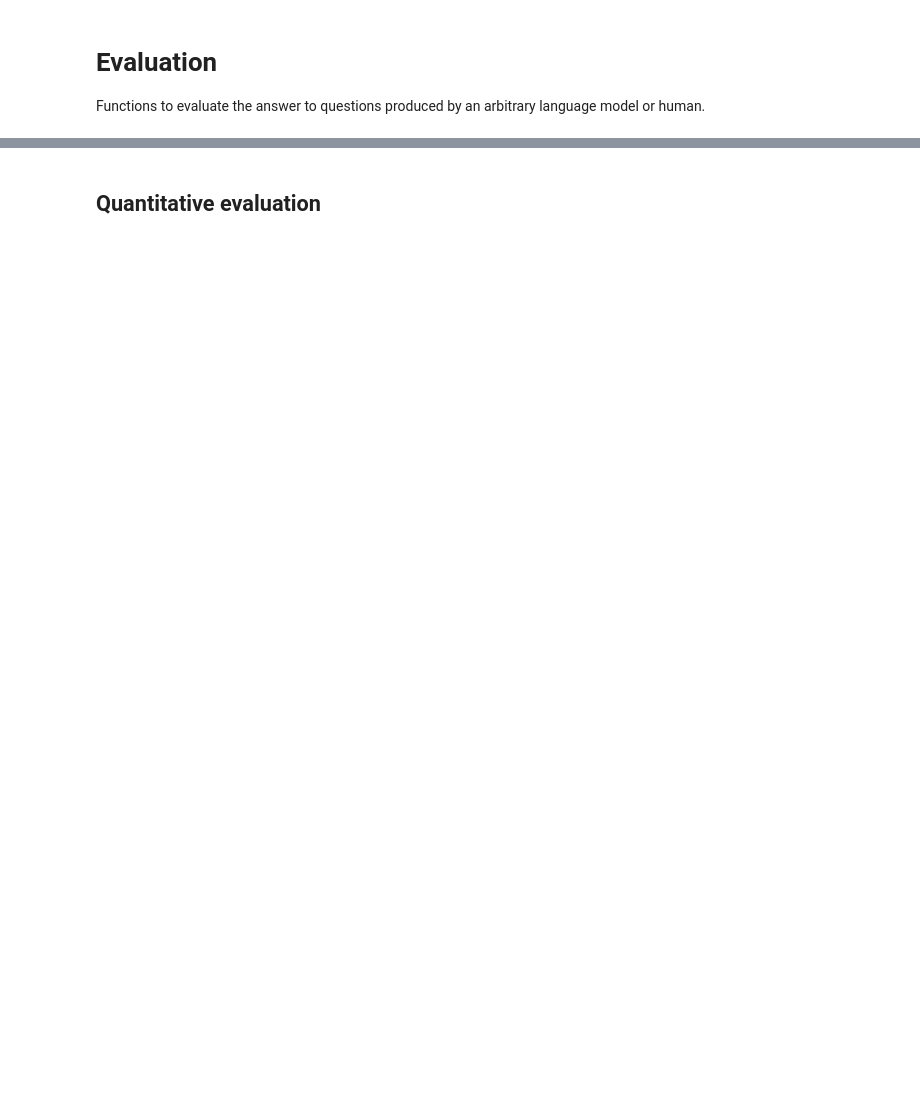
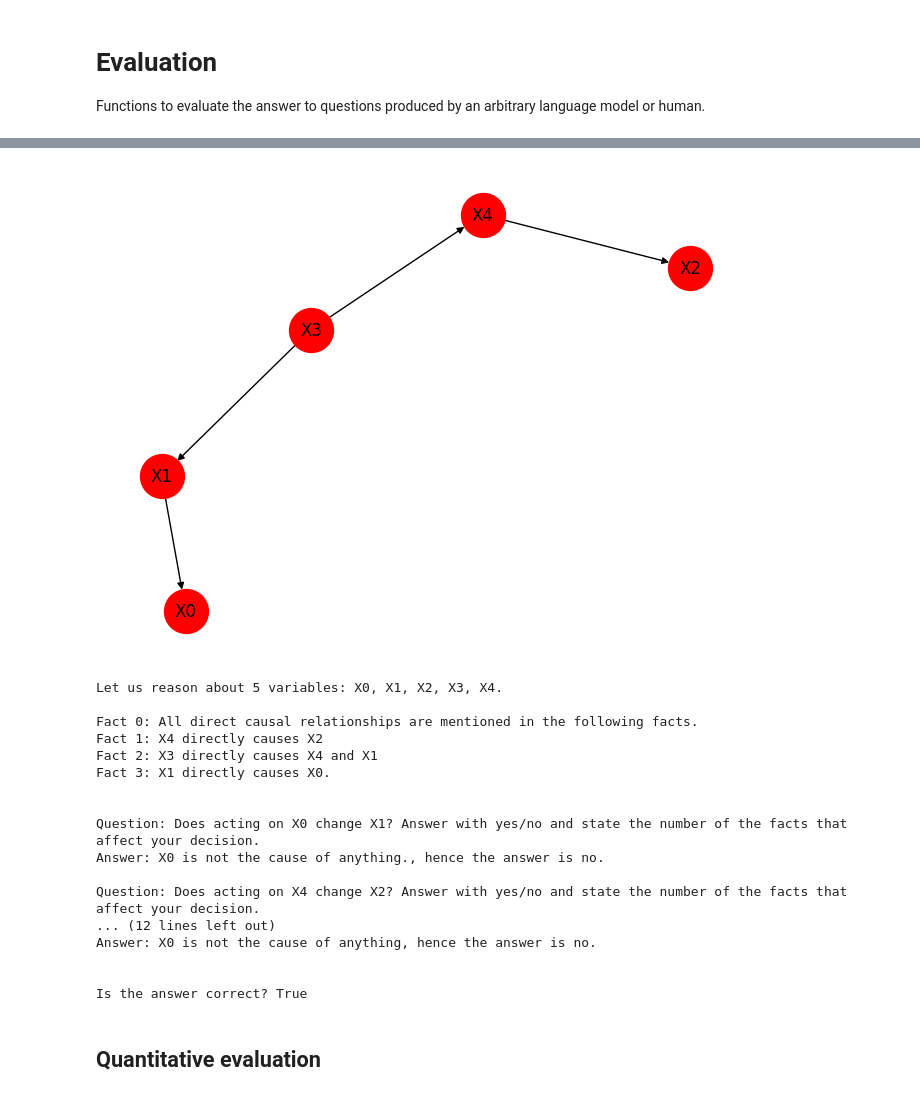
Before and after one commit to ServiceNow/project_vilnius, a Jupyter notebook: initial_explorations.ipynb, the cells around one changed output, grey strips where cells are left out. Cells and saved outputs as stored; diff of their text form; code cells hidden in the pictures; blank space fills up the shorter version.

```diff
--- a/initial_explorations.ipynb
+++ b/initial_explorations.ipynb
@@ -21,3 +26,14 @@ from time import sleep
+# %%
+def _enum(values, final="and"):
+    """
+    Generate an enumeration of words ending with some final word
+
+    """
+    values = list(values)
+    if len(values) > 1:
+        return f"{', '.join(values[: -1])} {final} {values[-1]}"
+    else:
+        return values[-1]
 # %% [markdown]
 # Graph generation
 
@@ -29,5 +45,10 @@ Functions to generate random causal graphs.
 # %%
 def assign_names_to_nodes(G, use_real_words=True):
+    """
+    Assigns names to the variables in the causal graph, which are later
+    used to state the fact in natural language and formulate questions.
+
+    """
     if use_real_words:
         words = pycorpora.words.nouns["nouns"]
         labels = np.random.choice(words, len(G.nodes()), replace=False)
@@ -38,6 +59,10 @@ def assign_names_to_nodes(G, use_real_words=True):
 
 
 def generate_dag(n, p=0.2):
+    """
+    Generate a random Erdos-Reyni DAG
+
+    """
     A = np.tril((np.random.rand(n, n) < p).astype(float), -1)
     P = np.random.permutation(n)
     A = A[P][:, P]
@@ -285,3 +326,7 @@ generate_all_pair_questions(G)
 # Prompt generation
 
 Functions to generate prompts and query GPT-3.
+# %%
+raise ValueError("You need to ask Harm de Vries for an API key and add it below. Then comment the exception.")
+import openai
+openai.api_key = "YOUR KEY HERE"
@@ -510,2 +445,42 @@ incorrect_pairs
+# %%
+G = generate_dag(n=5, p=0.4)
+G = assign_names_to_nodes(G, use_real_words=False)
+plot_graph(G)
+
+prompt_header = generate_templated_prompt_header(G, causal_sufficiency=False,
+                                                 fact_kwargs=dict(randomize_causal_words=False,
+                                                                  include_missing_edges=False))
+
+questions = generate_all_pair_questions(G, facts=generate_facts(G, randomize_causal_words=False,
+                                                                include_missing_edges=False))
+
+question_prompt = generate_binary_question_prompt(questions.iloc[0],
+                                                  few_shot_example_sample(5, questions, exclude=[0]))
+
+print(prompt_header)
+print(question_prompt, end="")
+model_answer = gpt3_query(prompt_header + question_prompt, deterministic=True)
+print(model_answer)
+
+print("\n\nIs the answer correct?", check_answer_binary(questions.iloc[0]["answer"], model_answer))
+# %% [output]
+[figure, added]
+Let us reason about 5 variables: X0, X1, X2, X3, X4.
+
+Fact 0: All direct causal relationships are mentioned in the following facts.
+Fact 1: X4 directly causes X2
+Fact 2: X3 directly causes X4 and X1
+Fact 3: X1 directly causes X0.
+
+
+Question: Does acting on X0 change X1? Answer with yes/no and state the number of the facts that affect your decision.
+Answer: X0 is not the cause of anything., hence the answer is no.
+
+Question: Does acting on X4 change X2? Answer with yes/no and state the number of the facts that affect your decision.
+... (12 lines left out)
+Answer: X0 is not the cause of anything, hence the answer is no.
+
+
+Is the answer correct? True
 # %% [markdown]
 ## Quantitative evaluation
```
Also changed, not shown: parts of 28 cells of this notebook.
